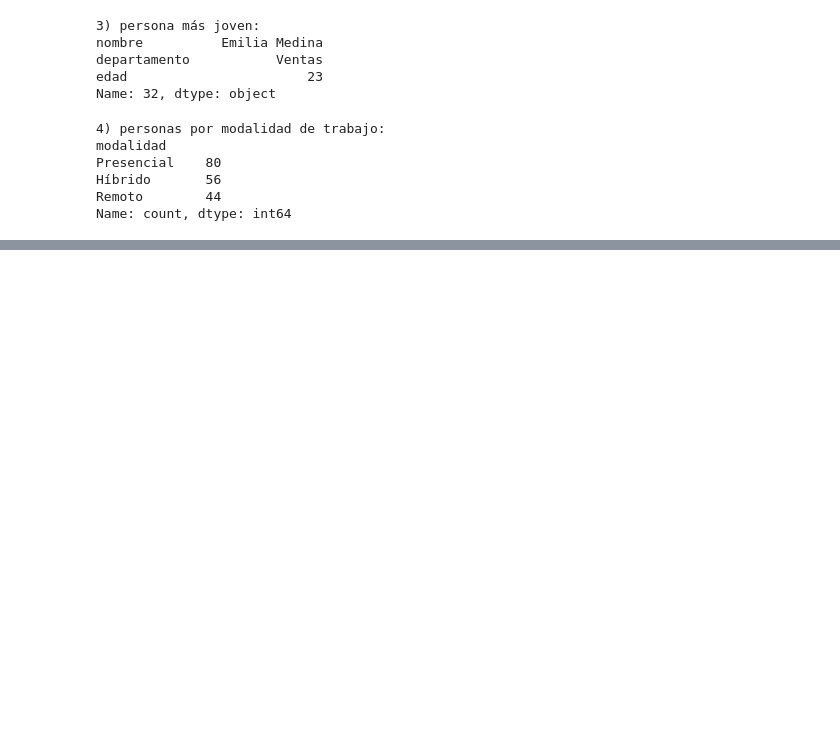
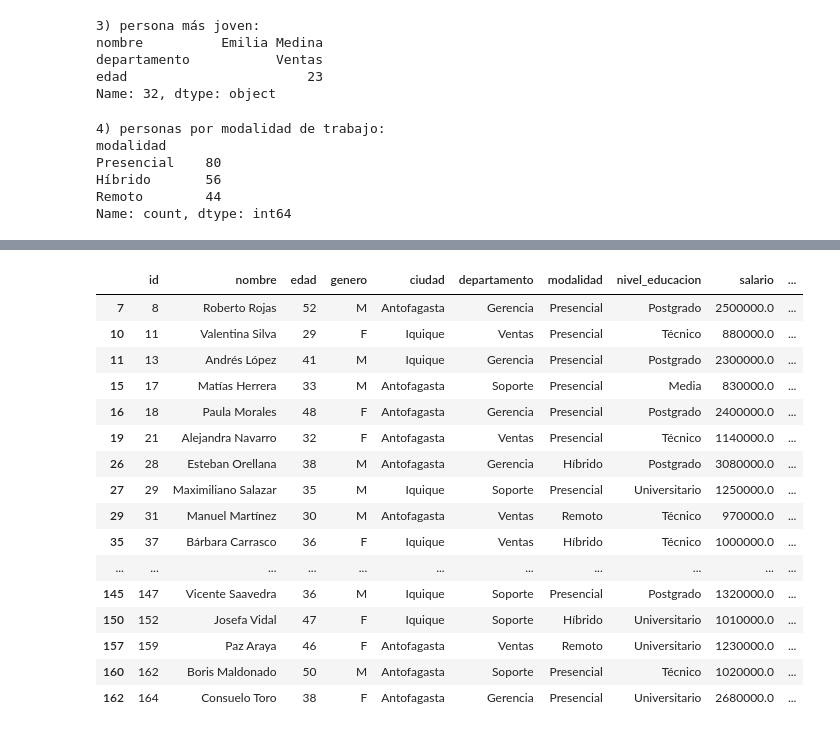
Before and after one commit to MiguelAngelRamos/ejercicio-2-analisis-datos, a Jupyter notebook: ejercicio-2.ipynb, the cells around one changed output, grey strips where cells are left out. Cells and saved outputs as stored; diff of their text form; code cells hidden in the pictures; blank space fills up the shorter version.

```diff
--- a/ejercicio-2.ipynb
+++ b/ejercicio-2.ipynb
@@ -194,0 +439,21 @@ Name: count, dtype: int64
+# %%
+ciudades_norte = ["Iquique", "Antofagasta", "Arica"]
+df[df["ciudad"].isin(ciudades_norte)]
+# %% [output]
+|  | id | nombre | edad | genero | ciudad | departamento | modalidad | nivel_educacion | salario | ... |
+| 7 | 8 | Roberto Rojas | 52 | M | Antofagasta | Gerencia | Presencial | Postgrado | 2500000.0 | ... |
+| 10 | 11 | Valentina Silva | 29 | F | Iquique | Ventas | Presencial | Técnico | 880000.0 | ... |
+| 11 | 13 | Andrés López | 41 | M | Iquique | Gerencia | Presencial | Postgrado | 2300000.0 | ... |
+| 15 | 17 | Matías Herrera | 33 | M | Antofagasta | Soporte | Presencial | Media | 830000.0 | ... |
+| 16 | 18 | Paula Morales | 48 | F | Antofagasta | Gerencia | Presencial | Postgrado | 2400000.0 | ... |
+| 19 | 21 | Alejandra Navarro | 32 | F | Antofagasta | Ventas | Presencial | Técnico | 1140000.0 | ... |
+| 26 | 28 | Esteban Orellana | 38 | M | Antofagasta | Gerencia | Híbrido | Postgrado | 3080000.0 | ... |
+| 27 | 29 | Maximiliano Salazar | 35 | M | Iquique | Soporte | Presencial | Universitario | 1250000.0 | ... |
+| 29 | 31 | Manuel Martínez | 30 | M | Antofagasta | Ventas | Remoto | Técnico | 970000.0 | ... |
+| 35 | 37 | Bárbara Carrasco | 36 | F | Iquique | Ventas | Híbrido | Técnico | 1000000.0 | ... |
+| ... | ... | ... | ... | ... | ... | ... | ... | ... | ... | ... |
+| 145 | 147 | Vicente Saavedra | 36 | M | Iquique | Soporte | Presencial | Postgrado | 1320000.0 | ... |
+| 150 | 152 | Josefa Vidal | 47 | F | Iquique | Soporte | Híbrido | Universitario | 1010000.0 | ... |
+| 157 | 159 | Paz Araya | 46 | F | Antofagasta | Ventas | Remoto | Universitario | 1230000.0 | ... |
+| 160 | 162 | Boris Maldonado | 50 | M | Antofagasta | Soporte | Presencial | Técnico | 1020000.0 | ... |
+| 162 | 164 | Consuelo Toro | 38 | F | Antofagasta | Gerencia | Presencial | Universitario | 2680000.0 | ... |
```
Also changed, not shown: parts of 17 cells of this notebook.
